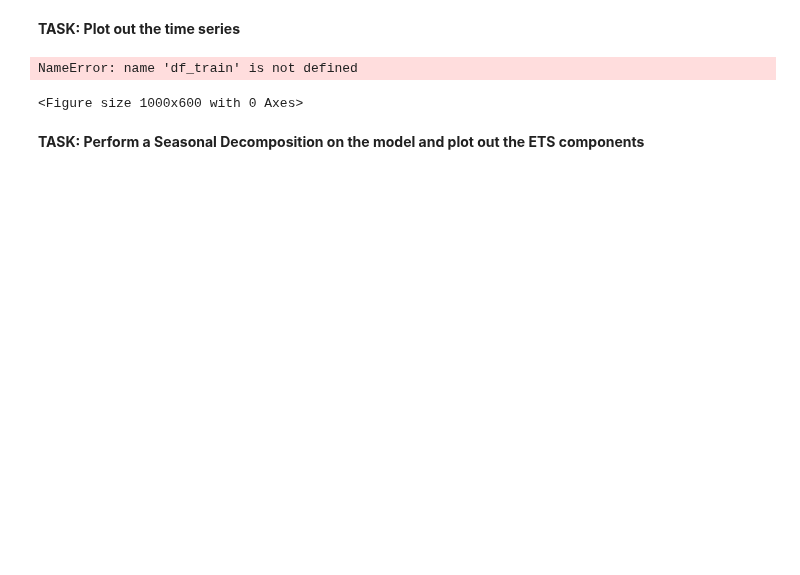
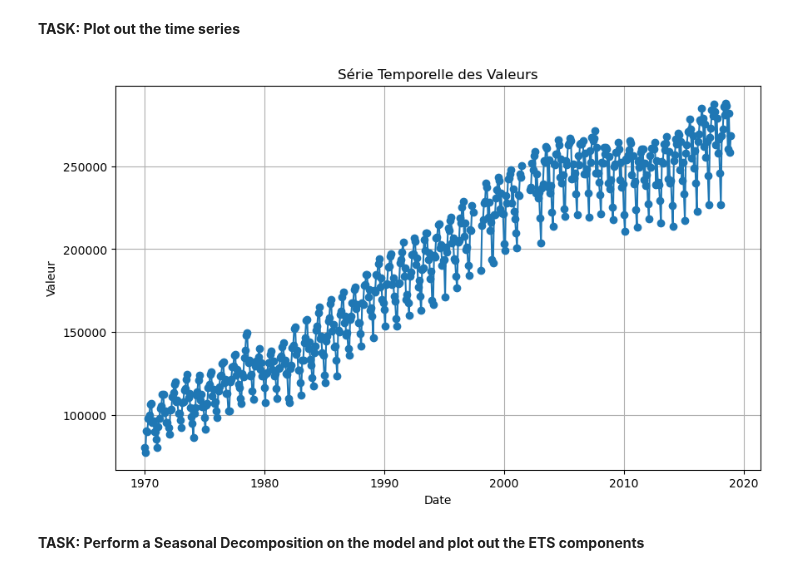
Before and after one commit to bigmoletos/WildCodeSchool_formation_IA_nov2023, a Jupyter notebook: quêtes/Semaine12/FD_LSTM_for_Miles_Traveled_Time_Series_Forecasting.ipynb, the cells around one changed output. Saved outputs shown, nothing was run; the diff lists cells and outputs as text; code cells hidden in the pictures; blank space fills up the shorter version.

```diff
--- a/quêtes/Semaine12/FD_LSTM_for_Miles_Traveled_Time_Series_Forecasting.ipynb
+++ b/quêtes/Semaine12/FD_LSTM_for_Miles_Traveled_Time_Series_Forecasting.ipynb
@@ -177,0 +164,4 @@ df
+# %%
+# CODE HERE
+df.rename(columns={'TRFVOLUSM227NFWA': 'Value'}, inplace=True)
+df
@@ -182,12 +185,14 @@ df
 # %%
-# Visualisation de la série temporelle
+# CODE HERE
+# Tracé de la série temporelle
 plt.figure(figsize=(10, 6))
-plt.plot(df_train['Temp'], label='Températures quotidiennes')
-plt.title('Températures Minimales Quotidiennes')
-plt.legend()
+plt.plot(df.index, df['Value'], marker='o')
+plt.title('Série Temporelle des Valeurs')
+plt.xlabel('Date')
+plt.ylabel('Valeur')
+plt.grid(True)
 plt.show()
 # %% [output]
-NameError: name 'df_train' is not defined
-<Figure size 1000x600 with 0 Axes>
+[figure, added]
 # %% [markdown]
 **TASK: Perform a Seasonal Decomposition on the model and plot out the ETS components**
```
Also changed, not shown: parts of 45 cells of this notebook.
